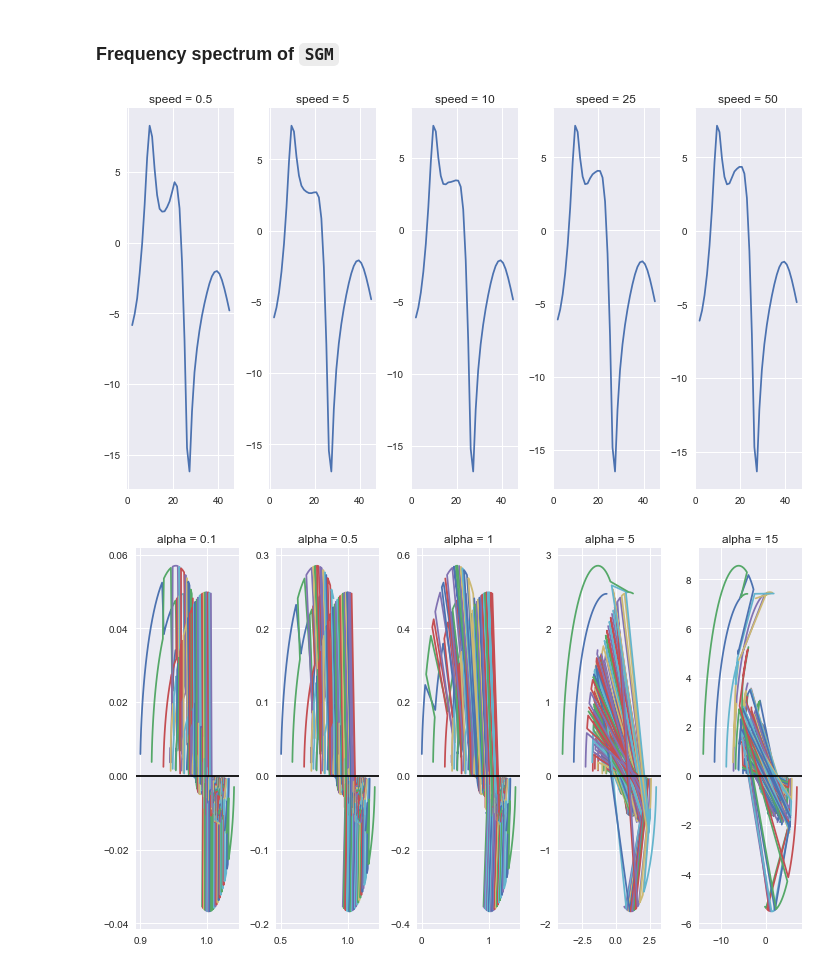
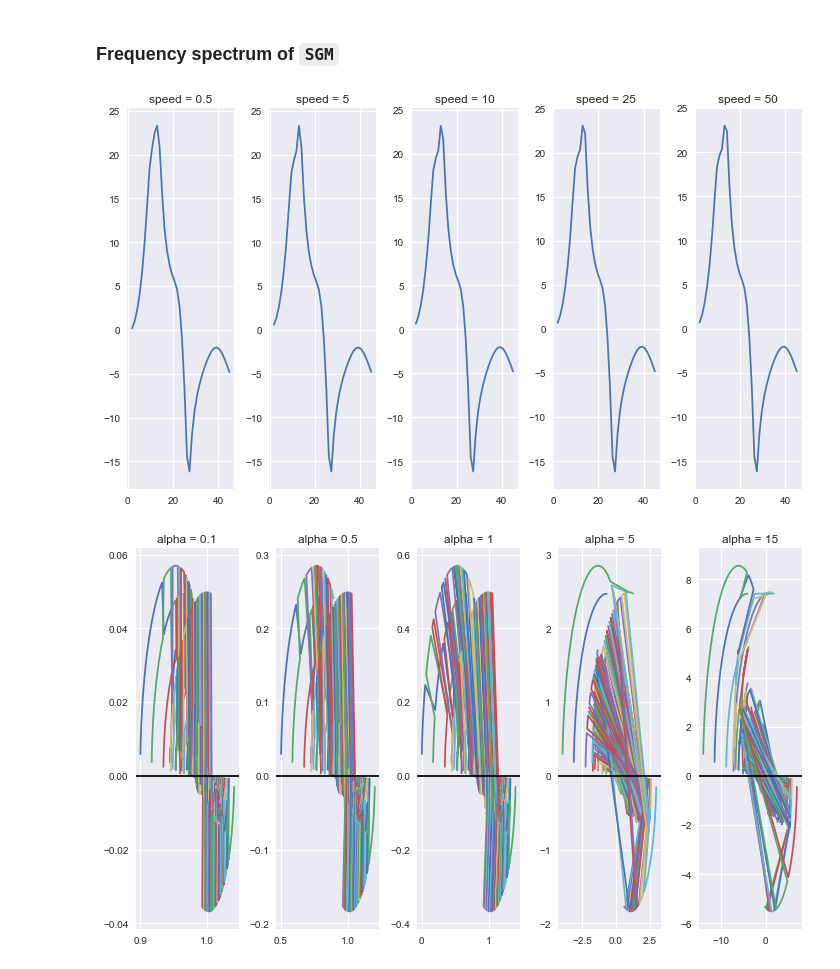
Before and after one commit to Raj-Lab-UCSF/spectrome, a Jupyter notebook: spectrome/notebooks/complex_laplacian/diffusive_laplacian.ipynb, the cells around one changed output. Drawn from its saved outputs; the diff is of its cells as text; code cells hidden in the pictures.

```diff
--- a/spectrome/notebooks/complex_laplacian/diffusive_laplacian.ipynb
+++ b/spectrome/notebooks/complex_laplacian/diffusive_laplacian.ipynb
@@ -300,7 +300,7 @@ plt.tight_layout()
 ### Frequency spectrum of `SGM`
 # %%
 fig,(ax1,ax2,ax3,ax4,ax5) = plt.subplots(1,5, sharey = False, figsize = (10,6))
-default_params["alpha"] = 10
+default_params["alpha"] = 1
 default_params["speed"] = 0.5
 freq_model, frequency_response, ev, vv = runforward.run_forward(HCP_brain, default_params, fvec)
 ax1.plot(fvec, np.mean(functions.mag2db(np.abs(frequency_response)),1))
@@ -324,34 +324,34 @@ ax2.title.set_text("speed = {}".format(default_params["speed"]))
 default_params["speed"] = 10
 freq_model, frequency_response, ev, vv = runforward.run_forward(HCP_brain, default_params, fvec)
 ax3.plot(fvec, np.mean(functions.mag2db(np.abs(frequency_response)),1))
 #ax3.spines["left"].set_position("zero")
 #ax3.spines["right"].set_color("none")
 #ax3.spines["bottom"].set_position("zero")
 #ax3.spines["top"].set_color("none")
 ax3.title.set_text("speed = {}".format(default_params["speed"]))
 
 #plt.subplot(1,5,4)
 default_params["speed"] = 25
 freq_model, frequency_response, ev, vv = runforward.run_forward(HCP_brain, default_params, fvec)
 ax4.plot(fvec, np.mean(functions.mag2db(np.abs(frequency_response)),1))
 #ax4.spines["left"].set_position("zero")
 #ax4.spines["right"].set_color("none")
 #ax4.spines["bottom"].set_position("zero")
 #ax4.spines["top"].set_color("none")
 ax4.title.set_text("speed = {}".format(default_params["speed"]))
 
 #plt.subplot(1,5,5)
 default_params["speed"] = 50
 freq_model, frequency_response, ev, vv = runforward.run_forward(HCP_brain, default_params, fvec)
 ax5.plot(fvec, np.mean(functions.mag2db(np.abs(frequency_response)),1))
 #ax5.spines["left"].set_position("zero")
 #ax5.spines["right"].set_color("none")
 #ax5.spines["bottom"].set_position("zero")
 #ax5.spines["top"].set_color("none")
 ax5.title.set_text("speed = {}".format(default_params["speed"]))
 plt.tight_layout()
 # %% [output]
-[figure, old version]
+[figure, new version]
 # %%
 fig2,(ax_1,ax_2,ax_3,ax_4,ax_5) = plt.subplots(1,5, sharey = False, figsize = (10,6))
 default_params["alpha"] = 0.1
```
Also changed, not shown: parts of 6 cells of this notebook, 8 other files.
